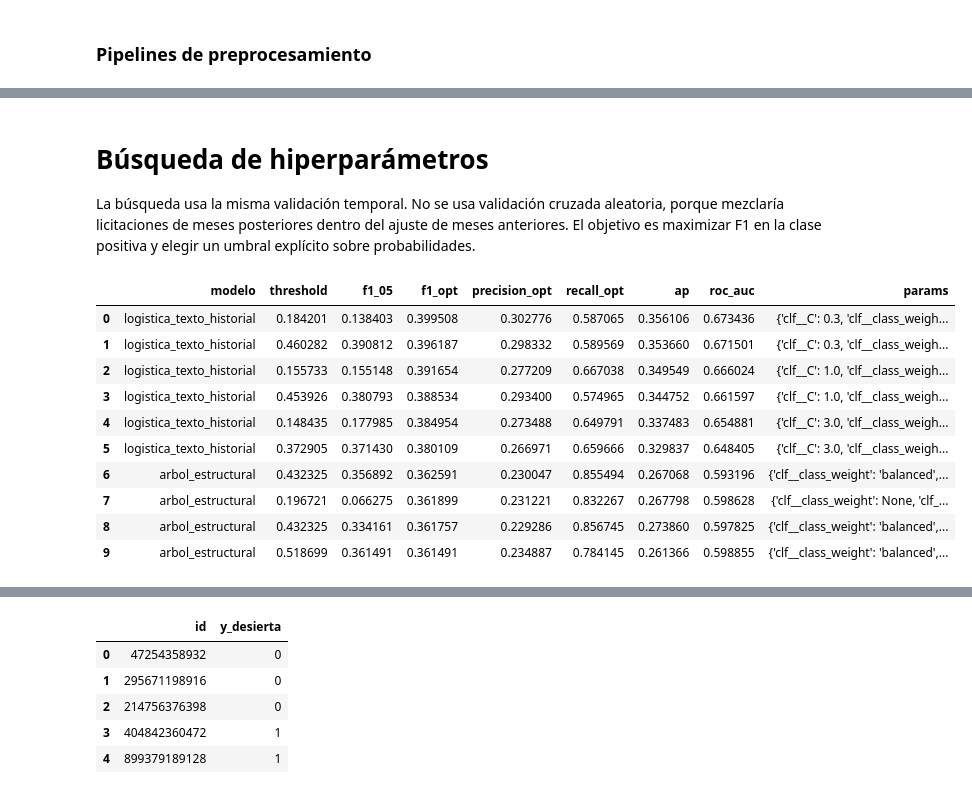
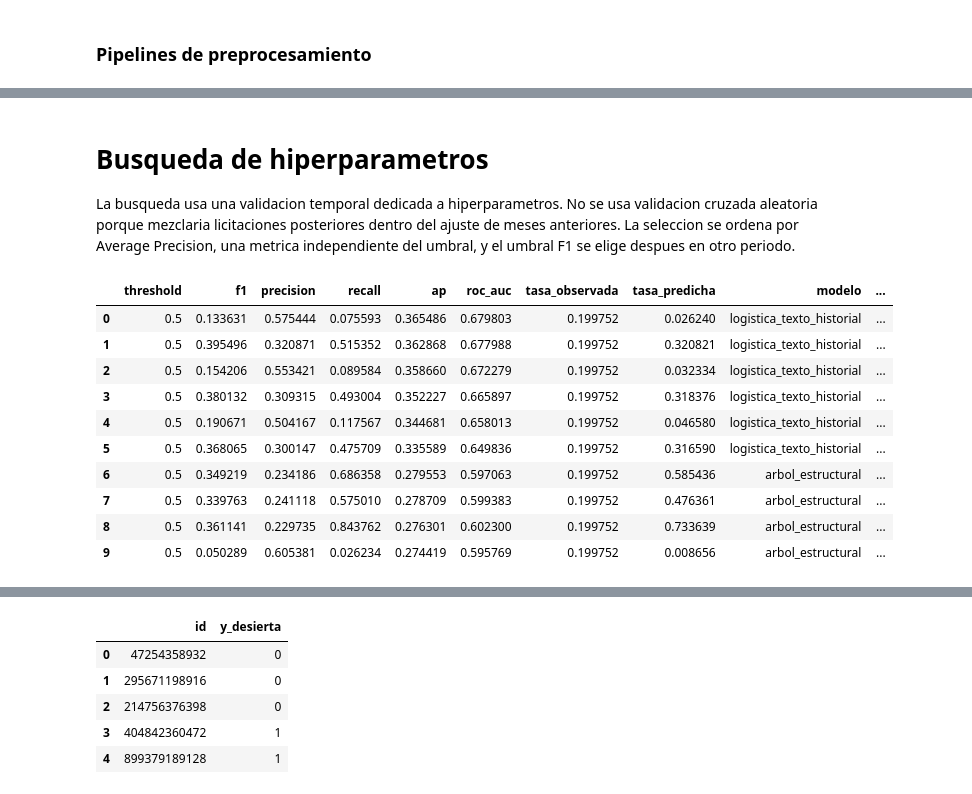
Before and after one commit to EduardoPerezMir/Tarea-2-ML, a Jupyter notebook: Pregunta2.ipynb, the cells around one changed output, grey strips where cells are left out. Cells and saved outputs as stored; diff of their text form; code cells hidden in the pictures.

```diff
--- a/Pregunta2.ipynb
+++ b/Pregunta2.ipynb
@@ -359,8 +377,6 @@ BASE_NUMERICAS = [
     "pub_n_categorias",
     "pub_dias_postulacion",
     "pub_dias_consultas",
-    "pub_monto_estimado",
-    "monto_log1p",
     "monto_nulo",
     "moneda_nula",
     "titulo_largo",
@@ -411,10 +427,9 @@ def crear_features_base(df):
     X["descripcion_larga"] = X["pub_descripcion"].fillna("").astype(str).str.len()
     X["texto_palabras"] = X["texto"].str.split().str.len()
 
+    X["pub_monto_estimado"] = pd.to_numeric(X["pub_monto_estimado"], errors="coerce")
     X["monto_nulo"] = X["pub_monto_estimado"].isna().astype(int)
     X["moneda_nula"] = X["pub_moneda"].isna().astype(int)
-    X["pub_monto_estimado"] = pd.to_numeric(X["pub_monto_estimado"], errors="coerce")
-    X["monto_log1p"] = np.log1p(X["pub_monto_estimado"].clip(lower=0))
 
     X["mes_publicacion"] = X["pub_fecha"].dt.month
     X["dia_semana_publicacion"] = X["pub_fecha"].dt.dayofweek
@@ -493,13 +508,23 @@ def construir_features(df, referencia=None):
     columnas_modelo = NUMERICAS + CATEGORICAS + ["texto"]
     return X[columnas_modelo]
 
-X_train = construir_features(train)
-X_val = construir_features(val, referencia=train)
+X_train_modelos = construir_features(train_modelos)
+X_val_hparam = construir_features(val_hparam, referencia=train_modelos)
+X_train_hparam = construir_features(train_hparam)
+X_val_umbral = construir_features(val_umbral, referencia=train_hparam)
+X_train_umbral = construir_features(train_umbral)
+X_test_temporal = construir_features(test_temporal, referencia=train_umbral)
 
-y_train = train[TARGET].astype(int)
-y_val = val[TARGET].astype(int)
+y_train_modelos = train_modelos[TARGET].astype(int)
+y_val_hparam = val_hparam[TARGET].astype(int)
+y_train_hparam = train_hparam[TARGET].astype(int)
+y_val_umbral = val_umbral[TARGET].astype(int)
+y_train_umbral = train_umbral[TARGET].astype(int)
+y_test_temporal = test_temporal[TARGET].astype(int)
 
-print("Features entrenamiento:", X_train.shape)
-print("Features validación:", X_val.shape)
-X_train.head()
+print("Features entrenamiento modelos:", X_train_modelos.shape)
+print("Features validacion hiperparametros:", X_val_hparam.shape)
+print("Features validacion umbral:", X_val_umbral.shape)
+print("Features evaluacion temporal:", X_test_temporal.shape)
+X_train_modelos.head()
 # %% [output]
@@ -647,7 +681,7 @@ tabla_base
 # %% [markdown]
-# Búsqueda de hiperparámetros
+# Busqueda de hiperparametros
 
-La búsqueda usa la misma validación temporal. No se usa validación cruzada aleatoria, porque mezclaría licitaciones de meses posteriores dentro del ajuste de meses anteriores. El objetivo es maximizar F1 en la clase positiva y elegir un umbral explícito sobre probabilidades.
+La busqueda usa una validacion temporal dedicada a hiperparametros. No se usa validacion cruzada aleatoria porque mezclaria licitaciones posteriores dentro del ajuste de meses anteriores. La seleccion se ordena por Average Precision, una metrica independiente del umbral, y el umbral F1 se elige despues en otro periodo.
 # %%
 grillas = {
     "arbol_estructural": {
@@ -656,44 +690,51 @@ grillas = {
             "clf__max_depth": [6, 10, 14, 18],
             "clf__min_samples_leaf": [50, 100, 200],
             "clf__class_weight": [None, "balanced"]
         }
     },
     "logistica_texto_historial": {
         "modelo": modelos_base["logistica_texto_historial"],
         "params": {
             "clf__C": [0.3, 1.0, 3.0],
             "clf__class_weight": [None, "balanced"]
         }
     }
 }
 
 resultados_busqueda = []
 
 for nombre, spec in grillas.items():
     for params in ParameterGrid(spec["params"]):
         candidato = clone(spec["modelo"]).set_params(**params)
-        resultado = evaluar_pipeline(nombre, candidato, X_train, y_train, X_val, y_val)
+        resultado = evaluar_pipeline(
+            nombre,
+            candidato,
+            X_train_modelos,
+            y_train_modelos,
+            X_val_hparam,
+            y_val_hparam
+        )
         resultado["params"] = params
         resultados_busqueda.append(resultado)
 
 tabla_busqueda = (
     pd.DataFrame(resultados_busqueda)
     .drop(columns=["pipeline", "matriz_confusion"])
-    .sort_values("f1_opt", ascending=False)
+    .sort_values("ap", ascending=False)
     .reset_index(drop=True)
 )
 
 tabla_busqueda.head(10)
 # %% [output]
-|  | modelo | threshold | f1_05 | f1_opt | precision_opt | recall_opt | ap | roc_auc | params |
-| 0 | logistica_texto_historial | 0.184201 | 0.138403 | 0.399508 | 0.302776 | 0.587065 | 0.356106 | 0.673436 | {'clf__C': 0.3, 'clf__class_weigh... |
-| 1 | logistica_texto_historial | 0.460282 | 0.390812 | 0.396187 | 0.298332 | 0.589569 | 0.353660 | 0.671501 | {'clf__C': 0.3, 'clf__class_weigh... |
-| 2 | logistica_texto_historial | 0.155733 | 0.155148 | 0.391654 | 0.277209 | 0.667038 | 0.349549 | 0.666024 | {'clf__C': 1.0, 'clf__class_weigh... |
-| 3 | logistica_texto_historial | 0.453926 | 0.380793 | 0.388534 | 0.293400 | 0.574965 | 0.344752 | 0.661597 | {'clf__C': 1.0, 'clf__class_weigh... |
-| 4 | logistica_texto_historial | 0.148435 | 0.177985 | 0.384954 | 0.273488 | 0.649791 | 0.337483 | 0.654881 | {'clf__C': 3.0, 'clf__class_weigh... |
-| 5 | logistica_texto_historial | 0.372905 | 0.371430 | 0.380109 | 0.266971 | 0.659666 | 0.329837 | 0.648405 | {'clf__C': 3.0, 'clf__class_weigh... |
-| 6 | arbol_estructural | 0.432325 | 0.356892 | 0.362591 | 0.230047 | 0.855494 | 0.267068 | 0.593196 | {'clf__class_weight': 'balanced',... |
-| 7 | arbol_estructural | 0.196721 | 0.066275 | 0.361899 | 0.231221 | 0.832267 | 0.267798 | 0.598628 | {'clf__class_weight': None, 'clf_... |
-| 8 | arbol_estructural | 0.432325 | 0.334161 | 0.361757 | 0.229286 | 0.856745 | 0.273860 | 0.597825 | {'clf__class_weight': 'balanced',... |
-| 9 | arbol_estructural | 0.518699 | 0.361491 | 0.361491 | 0.234887 | 0.784145 | 0.261366 | 0.598855 | {'clf__class_weight': 'balanced',... |
+|  | threshold | f1 | precision | recall | ap | roc_auc | tasa_observada | tasa_predicha | modelo | ... |
+| 0 | 0.5 | 0.133631 | 0.575444 | 0.075593 | 0.365486 | 0.679803 | 0.199752 | 0.026240 | logistica_texto_historial | ... |
+| 1 | 0.5 | 0.395496 | 0.320871 | 0.515352 | 0.362868 | 0.677988 | 0.199752 | 0.320821 | logistica_texto_historial | ... |
+| 2 | 0.5 | 0.154206 | 0.553421 | 0.089584 | 0.358660 | 0.672279 | 0.199752 | 0.032334 | logistica_texto_historial | ... |
+| 3 | 0.5 | 0.380132 | 0.309315 | 0.493004 | 0.352227 | 0.665897 | 0.199752 | 0.318376 | logistica_texto_historial | ... |
+| 4 | 0.5 | 0.190671 | 0.504167 | 0.117567 | 0.344681 | 0.658013 | 0.199752 | 0.046580 | logistica_texto_historial | ... |
+| 5 | 0.5 | 0.368065 | 0.300147 | 0.475709 | 0.335589 | 0.649836 | 0.199752 | 0.316590 | logistica_texto_historial | ... |
+| 6 | 0.5 | 0.349219 | 0.234186 | 0.686358 | 0.279553 | 0.597063 | 0.199752 | 0.585436 | arbol_estructural | ... |
+| 7 | 0.5 | 0.339763 | 0.241118 | 0.575010 | 0.278709 | 0.599383 | 0.199752 | 0.476361 | arbol_estructural | ... |
+| 8 | 0.5 | 0.361141 | 0.229735 | 0.843762 | 0.276301 | 0.602300 | 0.199752 | 0.733639 | arbol_estructural | ... |
+| 9 | 0.5 | 0.050289 | 0.605381 | 0.026234 | 0.274419 | 0.595769 | 0.199752 | 0.008656 | arbol_estructural | ... |
 # %%
```
Also changed, not shown: parts of 16 cells of this notebook, 1 other file.
